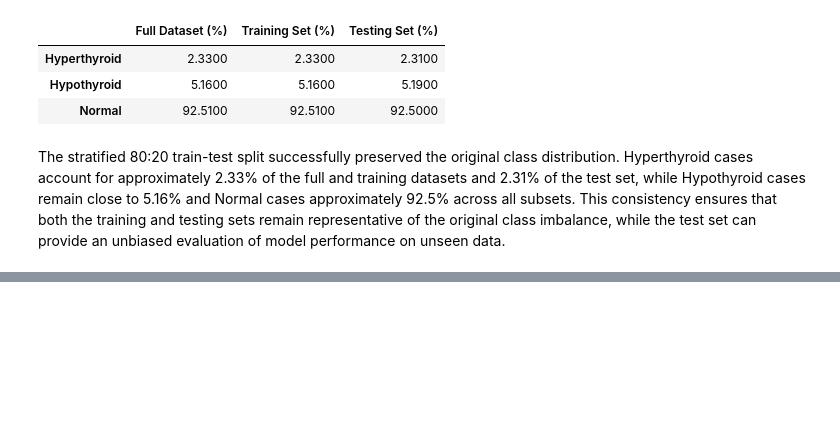
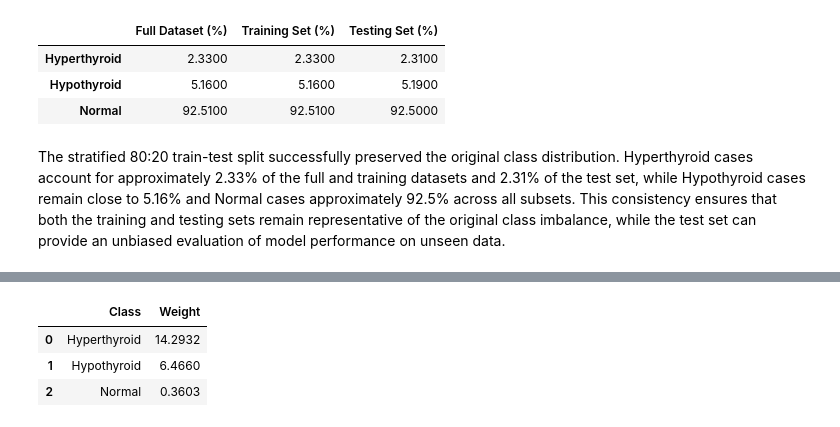
Before and after one commit to byegond-beep/Multi-class-Thyroid-Disease-Classification, a Jupyter notebook: notebook.ipynb, the cells around one changed output, grey strips where cells are left out. Drawn from its saved outputs; the diff is of its cells as text; code cells hidden in the pictures; blank space fills up the shorter version.

```diff
--- a/notebook.ipynb
+++ b/notebook.ipynb
@@ -1113,0 +1150,23 @@ The stratified 80:20 train-test split successfully preserved the original class
+# %%
+# Calculate balanced class weights
+classes = np.unique(y_train)
+
+weights = compute_class_weight(
+    class_weight="balanced",
+    classes=classes,
+    y=y_train
+)
+
+class_weights = dict(zip(classes, weights))
+
+class_weight_table = pd.DataFrame({
+    "Class": ["Hyperthyroid", "Hypothyroid", "Normal"],
+    "Weight": [class_weights[1], class_weights[2], class_weights[3]]
+})
+
+class_weight_table
+# %% [output]
+|  | Class | Weight |
+| 0 | Hyperthyroid | 14.2932 |
+| 1 | Hypothyroid | 6.4660 |
+| 2 | Normal | 0.3603 |
```
Also changed, not shown: parts of 10 cells of this notebook.
